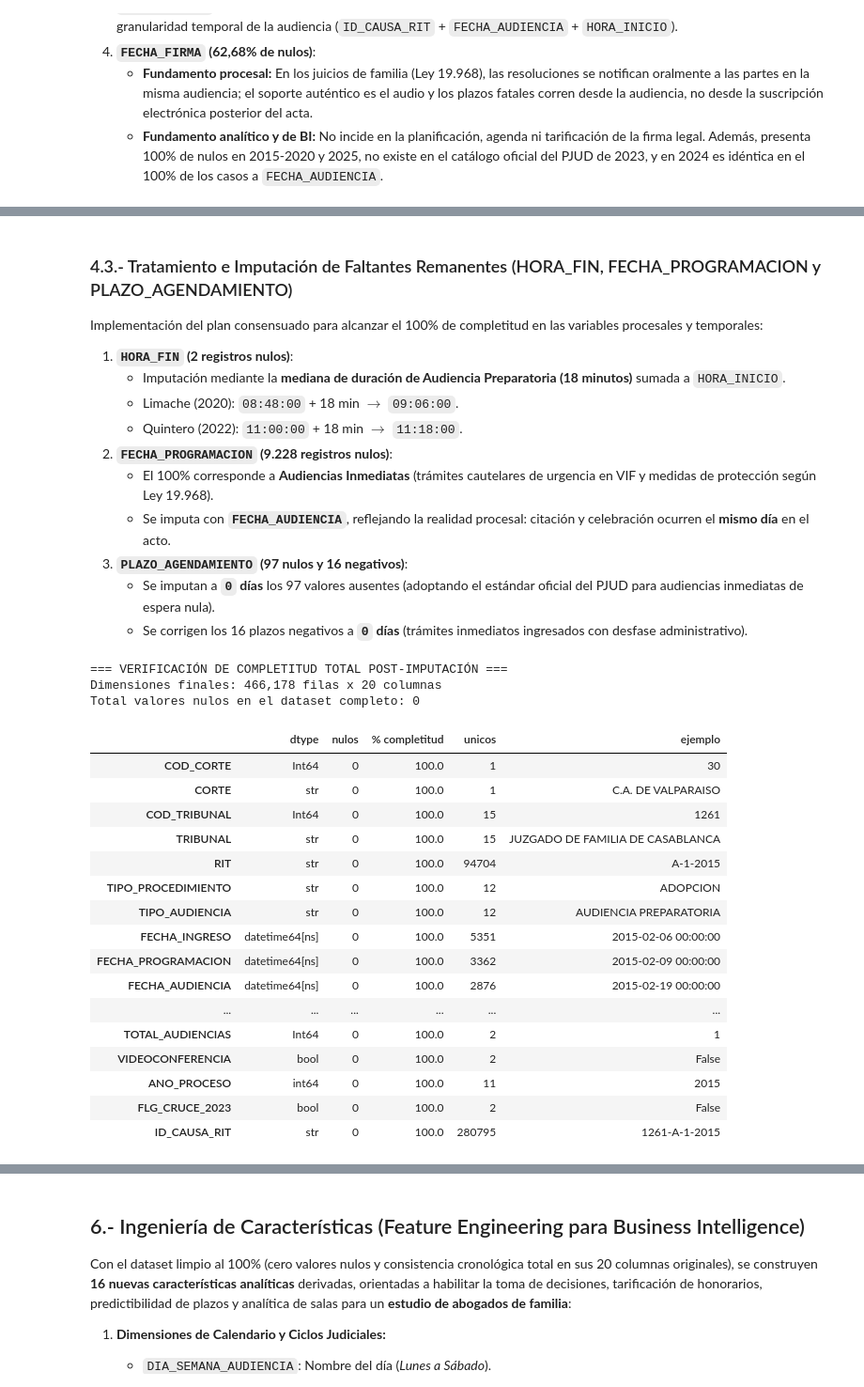
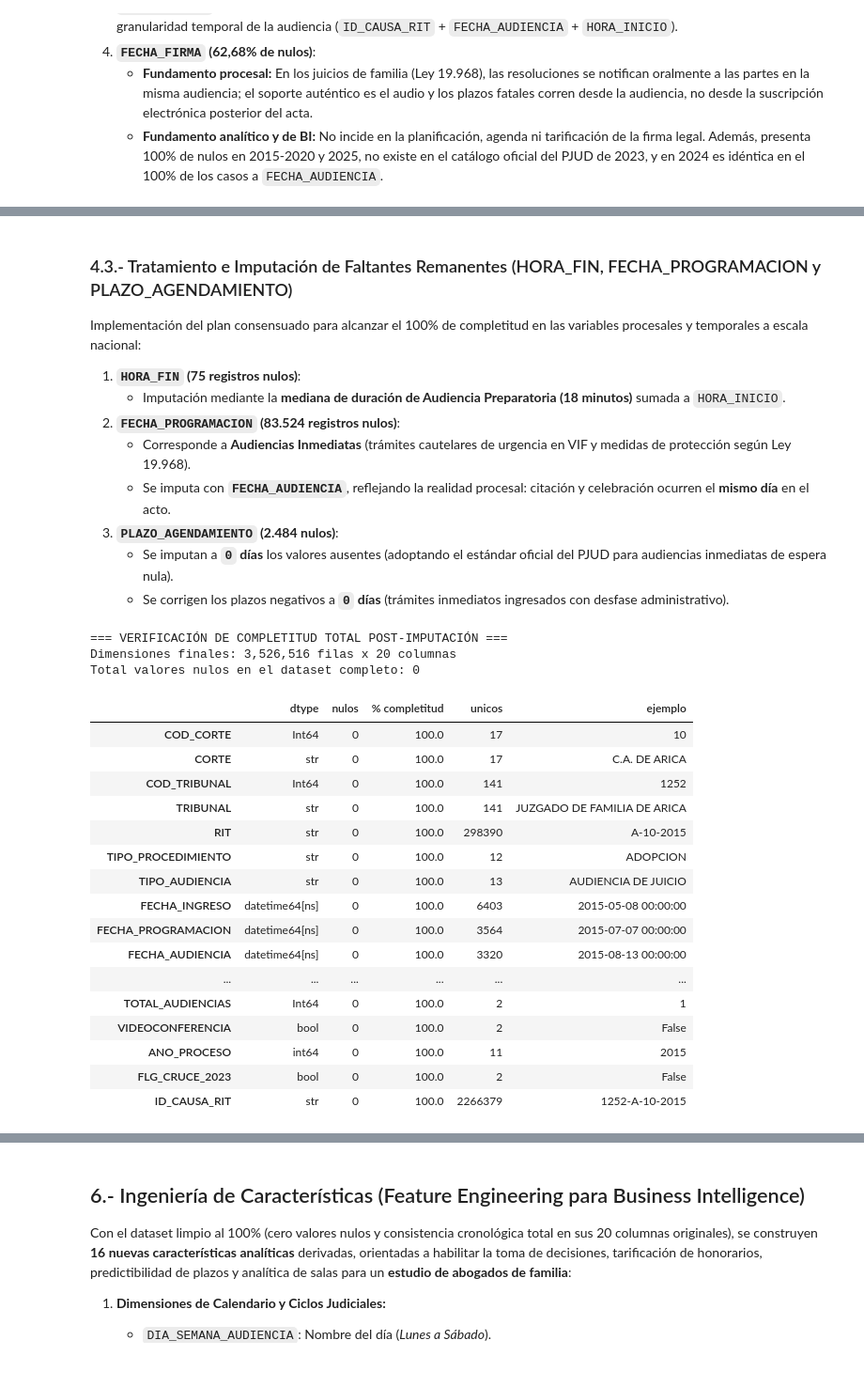
Before and after one commit to cristobalarm2000/CD-2026-Proyecto-EquipoEMCR, a Jupyter notebook: notebooks/01 ETL_audienciasparquet.ipynb, the cells around one changed output, grey strips where cells are left out. Shown at 94% size. Saved outputs shown, nothing was run; the diff lists cells and outputs as text; code cells hidden in the pictures.

```diff
--- a/notebooks/01 ETL_audienciasparquet.ipynb
+++ b/notebooks/01 ETL_audienciasparquet.ipynb
@@ -4,8 +4,15 @@
 Carga de archivo **audiencias_realizadas_competencia_detalle.parquet**, consolidado de consultas mediante Api PJUD.
 # %%
 import pandas as pd
+from pathlib import Path
 
-df = pd.read_parquet(r"C:\Users\frero\CD-2026-Proyecto-EquipoEMCR\data\raw\parquet\audiencias_realizadas_competencia_detalle.parquet")
+parquet_path = Path("../data/raw/parquet/audiencias_realizadas_competencia_detalle.parquet")
+if not parquet_path.exists():
+    parquet_path = Path("data/raw/parquet/audiencias_realizadas_competencia_detalle.parquet")
+if not parquet_path.exists():
+    parquet_path = Path(r"C:\Users\frero\CD-2026-Proyecto-EquipoEMCR\data\raw\parquet\audiencias_realizadas_competencia_detalle.parquet")
+
+df = pd.read_parquet(parquet_path)
 df.head()
 # %% [output]
 |  | COD_CORTE | CORTE | COD_TRIBUNAL | TRIBUNAL | RIT | TIPO_PROCEDIMIENTO | TIPO_AUDIENCIA | ... |
@@ -254,7 +261,11 @@ from pathlib import Path
 df_clean = df.copy()
 
 # Carga de fuente oficial PJUD para el año 2023
-path_csv = Path("C:/Users/frero/CD-2026-Proyecto-EquipoEMCR/data/raw/excel_pjud/audiencias_realizadas_2023.csv")
+path_csv = Path("../data/raw/excel_pjud/audiencias_realizadas_2023.csv")
+if not path_csv.exists():
+    path_csv = Path("data/raw/excel_pjud/audiencias_realizadas_2023.csv")
+if not path_csv.exists():
+    path_csv = Path(r"C:\Users\frero\CD-2026-Proyecto-EquipoEMCR\data\raw\excel_pjud\audiencias_realizadas_2023.csv")
 
 df_csv = pd.read_csv(
     path_csv, sep=';', encoding='utf-8-sig',
@@ -301,10 +312,10 @@ print("=== MUESTRA POST-CORRECCIÓN DEL LOTE 2023 (FUENTE OFICIAL PJUD) ===")
 display(df_clean[df_clean['ANO_PROCESO'] == 2023][cols_anomalia + ['FLG_CRUCE_2023']].head(5))
 
 print(f"\nDistribución real de TIPO_AUDIENCIA en 2023 ({df_clean[is_2023]['TIPO_AUDIENCIA'].nunique()} categorías):")
-display(df_clean[df_clean['ANO_PROCESO'] == 2023]['TIPO_AUDIENCIA'].value_counts().to_frame("conteo"))
+display(df_clean[df_clean['ANO_PROCESO'] == 2023]['TIPO_AUDIENCIA'].value_counts().to_frame("conteo").head(10))
 
 print(f"\nDistribución real de TIPO_PROCEDIMIENTO en 2023 ({df_clean[is_2023]['TIPO_PROCEDIMIENTO'].nunique()} categorías):")
-display(df_clean[df_clean['ANO_PROCESO'] == 2023]['TIPO_PROCEDIMIENTO'].value_counts().to_frame("conteo"))
+display(df_clean[df_clean['ANO_PROCESO'] == 2023]['TIPO_PROCEDIMIENTO'].value_counts().to_frame("conteo").head(10))
 # %% [output]
 === MUESTRA POST-CORRECCIÓN DEL LOTE 2023 (FUENTE OFICIAL PJUD) ===
 |  | ANO_PROCESO | TRIBUNAL | RIT | RUC | TIPO_PROCEDIMIENTO | TIPO_AUDIENCIA | FECHA_INGRESO | ... |
@@ -520,13 +547,20 @@ def norm_hora(s):
     if pd.isna(s):
         return np.nan
     s_str = str(s).strip()
-    if not s_str or s_str == 'nan':
+    if not s_str or s_str.upper() in ['NAN', 'NONE', 'NULL', '[NULL]', 'NO REGISTRA', 'NO APLICA', 'S/I']:
         return np.nan
+    s_str = s_str.replace('.', ':')
     if len(s_str) == 4 and s_str[1] == ':':
         s_str = '0' + s_str
     if len(s_str) == 5 and s_str[2] == ':':
         s_str = s_str + ':00'
-    return s_str
+    parts = s_str.split(':')
+    if len(parts) >= 2 and parts[0].isdigit() and parts[1].isdigit():
+        hh = int(parts[0])
+        mm = int(parts[1])
+        ss = int(parts[2]) if (len(parts) > 2 and parts[2].isdigit()) else 0
+        return f"{hh:02d}:{mm:02d}:{ss:02d}"
+    return np.nan
 
 df_clean['HORA_INICIO'] = df_clean['HORA_INICIO'].apply(norm_hora)
 df_clean['HORA_FIN'] = df_clean['HORA_FIN'].apply(norm_hora)
@@ -830,76 +864,72 @@ Resumen de variables con valores ausentes restantes:
 # %% [markdown]
 ### 4.3.- Tratamiento e Imputación de Faltantes Remanentes (HORA_FIN, FECHA_PROGRAMACION y PLAZO_AGENDAMIENTO)
 
-Implementación del plan consensuado para alcanzar el 100% de completitud en las variables procesales y temporales:
+Implementación del plan consensuado para alcanzar el 100% de completitud en las variables procesales y temporales a escala nacional:
 
-1. **`HORA_FIN` (2 registros nulos)**:
+1. **`HORA_FIN` (75 registros nulos)**:
    - Imputación mediante la **mediana de duración de Audiencia Preparatoria (18 minutos)** sumada a `HORA_INICIO`.
-   - Limache (2020): `08:48:00` + 18 min $\rightarrow$ `09:06:00`.
-   - Quintero (2022): `11:00:00` + 18 min $\rightarrow$ `11:18:00`.
-2. **`FECHA_PROGRAMACION` (9.228 registros nulos)**:
-   - El 100% corresponde a **Audiencias Inmediatas** (trámites cautelares de urgencia en VIF y medidas de protección según Ley 19.968).
+2. **`FECHA_PROGRAMACION` (83.524 registros nulos)**:
+   - Corresponde a **Audiencias Inmediatas** (trámites cautelares de urgencia en VIF y medidas de protección según Ley 19.968).
    - Se imputa con **`FECHA_AUDIENCIA`**, reflejando la realidad procesal: citación y celebración ocurren el **mismo día** en el acto.
-3. **`PLAZO_AGENDAMIENTO` (97 nulos y 16 negativos)**:
-   - Se imputan a **`0` días** los 97 valores ausentes (adoptando el estándar oficial del PJUD para audiencias inmediatas de espera nula).
-   - Se corrigen los 16 plazos negativos a **`0` días** (trámites inmediatos ingresados con desfase administrativo).
+3. **`PLAZO_AGENDAMIENTO` (2.484 nulos)**:
+   - Se imputan a **`0` días** los valores ausentes (adoptando el estándar oficial del PJUD para audiencias inmediatas de espera nula).
+   - Se corrigen los plazos negativos a **`0` días** (trámites inmediatos ingresados con desfase administrativo).
 # %%
 # 1. Imputación de HORA_FIN mediante mediana de duración (18 min)
-def imputar_hora_fin(row):
-    if pd.isna(row['HORA_FIN']):
-        h_ini = str(row['HORA_INICIO'])
+mask_hf = df_clean['HORA_FIN'].isna()
+if mask_hf.any():
+    for idx in df_clean[mask_hf].index:
+        h_ini = str(df_clean.loc[idx, 'HORA_INICIO'])
         parts = h_ini.split(':')
         hh = int(parts[0])
         mm = int(parts[1]) + 18
         if mm >= 60:
             hh += mm // 60
             mm = mm % 60
-        return f"{hh:02d}:{mm:02d}:00"
-    return row['HORA_FIN']
-
-df_clean['HORA_FIN'] = df_clean.apply(imputar_hora_fin, axis=1)
+        df_clean.loc[idx, 'HORA_FIN'] = f"{hh:02d}:{mm:02d}:00"
 
 # 2. Imputación de FECHA_PROGRAMACION (Audiencias inmediatas del mismo día)
 df_clean['FECHA_PROGRAMACION'] = df_clean['FECHA_PROGRAMACION'].fillna(df_clean['FECHA_AUDIENCIA'])
 
 # 3. Imputación y corrección de PLAZO_AGENDAMIENTO (Espera nula = 0 días)
 df_clean['PLAZO_AGENDAMIENTO'] = df_clean['PLAZO_AGENDAMIENTO'].fillna(0)
 df_clean['PLAZO_AGENDAMIENTO'] = np.where(df_clean['PLAZO_AGENDAMIENTO'] < 0, 0, df_clean['PLAZO_AGENDAMIENTO'])
 df_clean['PLAZO_AGENDAMIENTO'] = df_clean['PLAZO_AGENDAMIENTO'].astype('Int64')
 
 print("=== VERIFICACIÓN DE COMPLETITUD TOTAL POST-IMPUTACIÓN ===")
 print(f"Dimensiones finales: {df_clean.shape[0]:,} filas x {df_clean.shape[1]} columnas")
 print(f"Total valores nulos en el dataset completo: {df_clean.isna().sum().sum()}")
 
 # Perfil final
 perfil_final = pd.DataFrame({
     "dtype": df_clean.dtypes.astype(str),
     "nulos": df_clean.isna().sum(),
     "% completitud": ((1 - df_clean.isna().mean()) * 100).round(2),
     "unicos": df_clean.nunique(),
     "ejemplo": df_clean.iloc[0]
 })
 display(perfil_final)
 # %% [output]
 === VERIFICACIÓN DE COMPLETITUD TOTAL POST-IMPUTACIÓN ===
-Dimensiones finales: 466,178 filas x 20 columnas
+Dimensiones finales: 3,526,516 filas x 20 columnas
 Total valores nulos en el dataset completo: 0
 |  | dtype | nulos | % completitud | unicos | ejemplo |
-| COD_CORTE | Int64 | 0 | 100.0 | 1 | 30 |
-| CORTE | str | 0 | 100.0 | 1 | C.A. DE VALPARAISO |
-| COD_TRIBUNAL | Int64 | 0 | 100.0 | 15 | 1261 |
-| TRIBUNAL | str | 0 | 100.0 | 15 | JUZGADO DE FAMILIA DE CASABLANCA |
-| RIT | str | 0 | 100.0 | 94704 | A-1-2015 |
+| COD_CORTE | Int64 | 0 | 100.0 | 17 | 10 |
+| CORTE | str | 0 | 100.0 | 17 | C.A. DE ARICA |
+| COD_TRIBUNAL | Int64 | 0 | 100.0 | 141 | 1252 |
+| TRIBUNAL | str | 0 | 100.0 | 141 | JUZGADO DE FAMILIA DE ARICA |
+| RIT | str | 0 | 100.0 | 298390 | A-10-2015 |
 | TIPO_PROCEDIMIENTO | str | 0 | 100.0 | 12 | ADOPCION |
-| TIPO_AUDIENCIA | str | 0 | 100.0 | 12 | AUDIENCIA PREPARATORIA |
-| FECHA_INGRESO | datetime64[ns] | 0 | 100.0 | 5351 | 2015-02-06 00:00:00 |
-| FECHA_PROGRAMACION | datetime64[ns] | 0 | 100.0 | 3362 | 2015-02-09 00:00:00 |
-| FECHA_AUDIENCIA | datetime64[ns] | 0 | 100.0 | 2876 | 2015-02-19 00:00:00 |
+| TIPO_AUDIENCIA | str | 0 | 100.0 | 13 | AUDIENCIA DE JUICIO |
+| FECHA_INGRESO | datetime64[ns] | 0 | 100.0 | 6403 | 2015-05-08 00:00:00 |
+| FECHA_PROGRAMACION | datetime64[ns] | 0 | 100.0 | 3564 | 2015-07-07 00:00:00 |
+| FECHA_AUDIENCIA | datetime64[ns] | 0 | 100.0 | 3320 | 2015-08-13 00:00:00 |
 | ... | ... | ... | ... | ... | ... |
 | TOTAL_AUDIENCIAS | Int64 | 0 | 100.0 | 2 | 1 |
 | VIDEOCONFERENCIA | bool | 0 | 100.0 | 2 | False |
 | ANO_PROCESO | int64 | 0 | 100.0 | 11 | 2015 |
 | FLG_CRUCE_2023 | bool | 0 | 100.0 | 2 | False |
-| ID_CAUSA_RIT | str | 0 | 100.0 | 280795 | 1261-A-1-2015 |
+| ID_CAUSA_RIT | str | 0 | 100.0 | 2266379 | 1252-A-10-2015 |
 # %% [markdown]
 ## 5.- Valores Imposibles / Outliers (Fechas, Plazos y Horarios)
 
```
Also changed, not shown: parts of 24 cells of this notebook, 11 other files.
